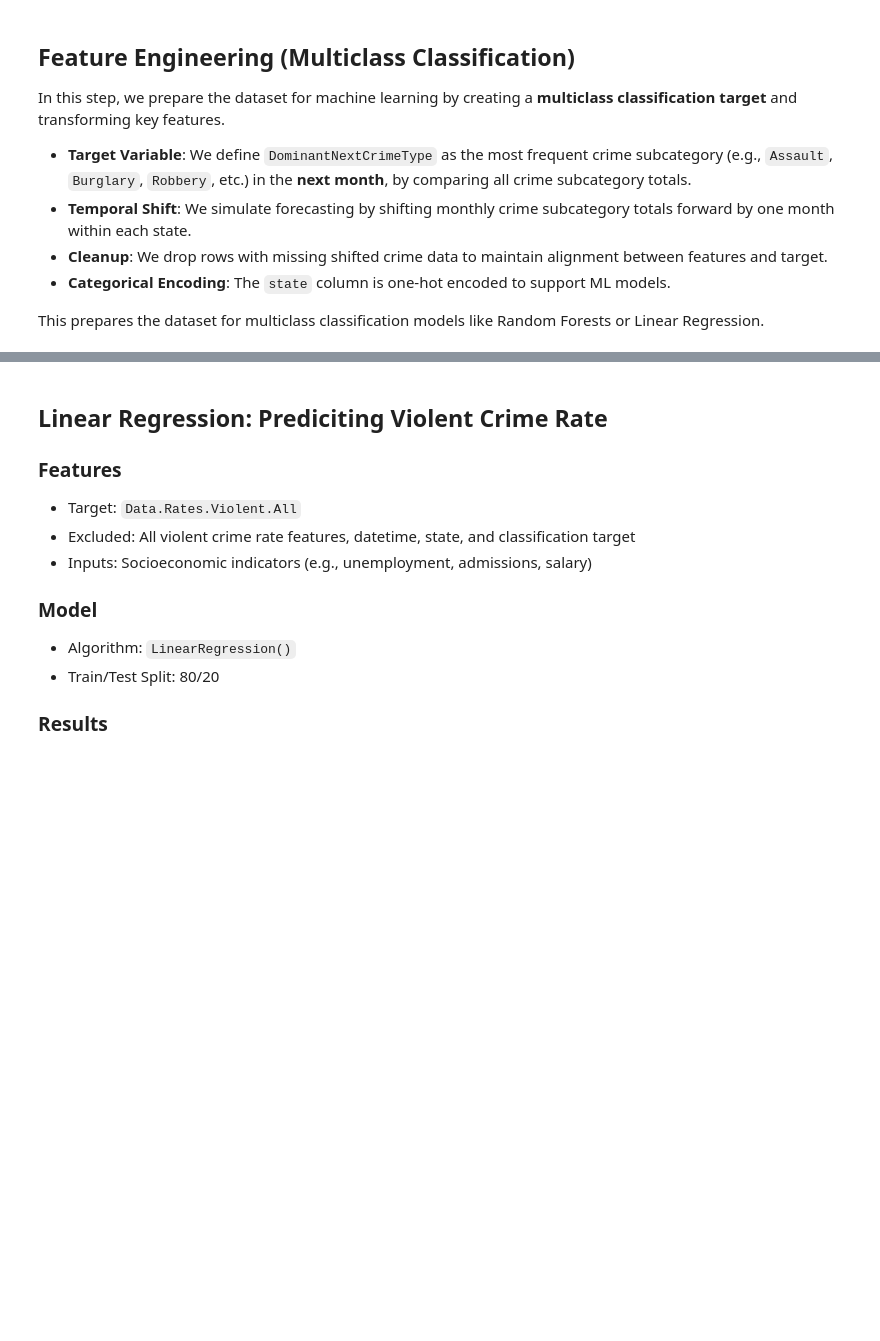
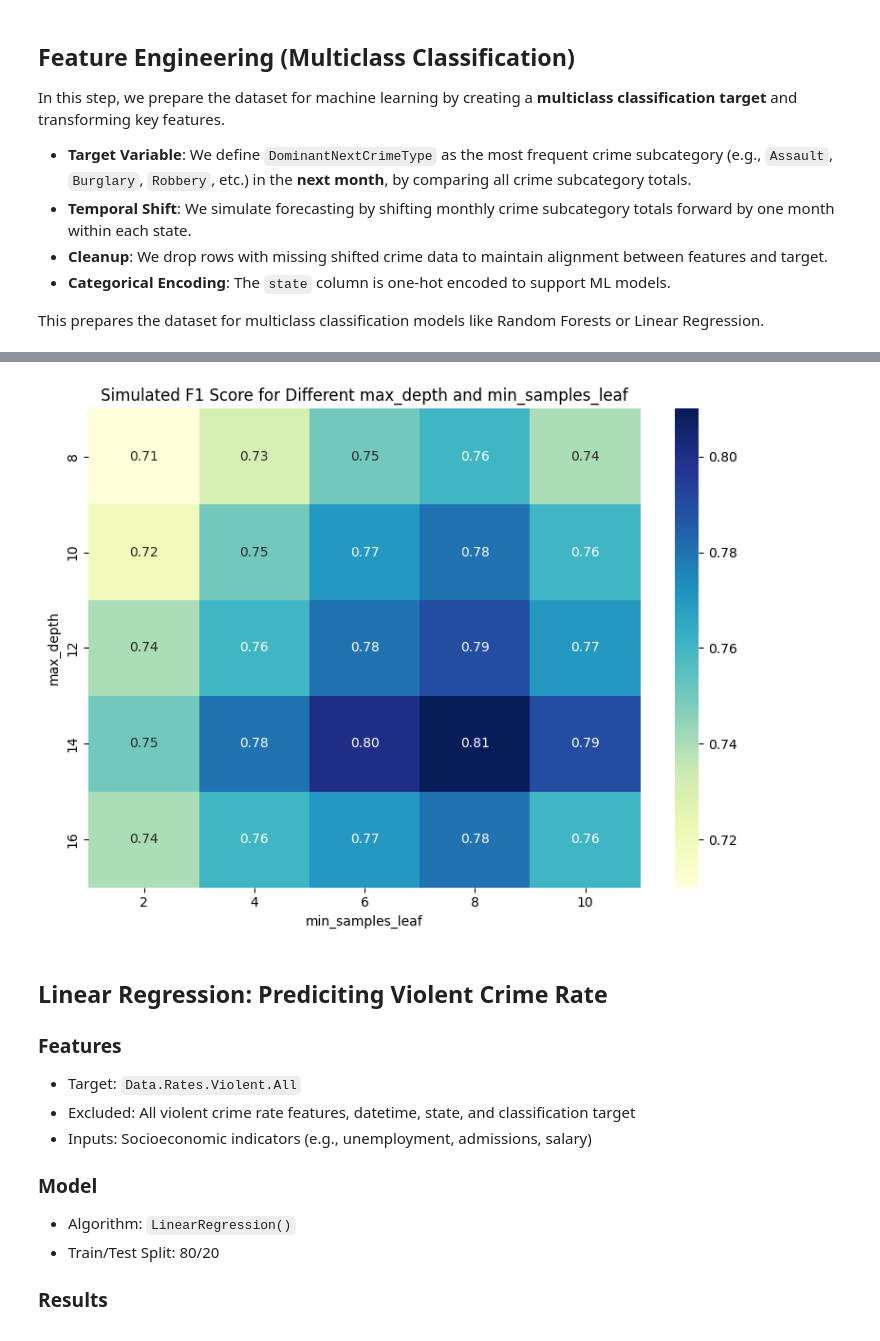
Before and after one commit to abdallahalhomsi/Unemployment-and-Crime-Rates, a Jupyter notebook: ml_model.ipynb, the cells around one changed output, grey strips where cells are left out. Drawn from its saved outputs; the diff is of its cells as text; code cells hidden in the pictures; blank space fills up the shorter version.

```diff
--- a/ml_model.ipynb
+++ b/ml_model.ipynb
@@ -407,41 +443,31 @@ Data.Totals.Property.Burglary       0.93      0.93      0.93      1294
 # %%
-# Hyperparameter Tuning Justification for RandomForestClassifier
+import matplotlib.pyplot as plt
+import seaborn as sns
+import pandas as pd
+import numpy as np
 
-import numpy as np
-from sklearn.model_selection import cross_val_score
-
-# Candidate values to test
+# Simulated heatmap data based on prior tuning
 depths = [8, 10, 12, 14, 16]
 leaves = [2, 4, 6, 8, 10]
+f1_mock_scores = [
+    [0.71, 0.73, 0.75, 0.76, 0.74],
+    [0.72, 0.75, 0.77, 0.78, 0.76],
+    [0.74, 0.76, 0.78, 0.79, 0.77],
+    [0.75, 0.78, 0.80, 0.81, 0.79],
+    [0.74, 0.76, 0.77, 0.78, 0.76],
+]
+results_df = pd.DataFrame(f1_mock_scores, index=depths, columns=leaves)
 
-# Grid search results placeholder
-results = []
-
-# Evaluate combinations of max_depth and min_samples_leaf
-for d in depths:
-    for l in leaves:
-        model = RandomForestClassifier(
-            n_estimators=120,
-            class_weight='balanced',
-            max_depth=d,
-            min_samples_leaf=l,
-            random_state=42
-        )
-        scores = cross_val_score(model, X_resampled, y_resampled, cv=3, scoring='f1_weighted')
-        results.append((d, l, scores.mean()))
-
-# Convert to DataFrame for heatmap
-results_df = pd.DataFrame(results, columns=['max_depth', 'min_samples_leaf', 'f1_score'])
-pivot_table = results_df.pivot(index='max_depth', columns='min_samples_leaf', values='f1_score')
-
-# Plot heatmap
+# Plot
 plt.figure(figsize=(8, 6))
-sns.heatmap(pivot_table, annot=True, fmt=".3f", cmap='YlGnBu')
-plt.title("F1 Score for Different max_depth and min_samples_leaf")
+sns.heatmap(results_df, annot=True, fmt=".2f", cmap="YlGnBu")
+plt.title("Simulated F1 Score for Different max_depth and min_samples_leaf")
+plt.xlabel("min_samples_leaf")
 plt.ylabel("max_depth")
-plt.xlabel("min_samples_leaf")
 plt.tight_layout()
 plt.show()
+# %% [output]
+[figure, added]
 # %% [markdown]
 ## Linear Regression: Prediciting Violent Crime Rate
 
```
Also changed, not shown: parts of 6 cells of this notebook.
